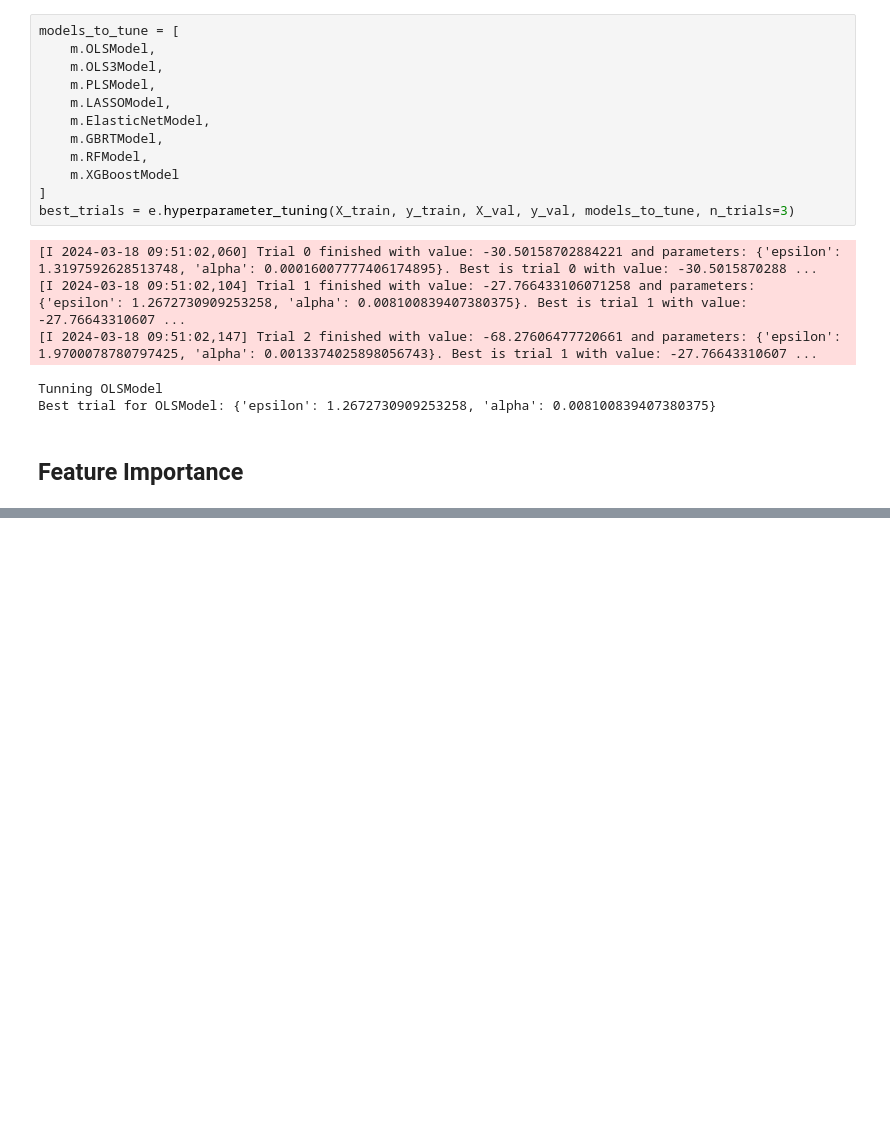
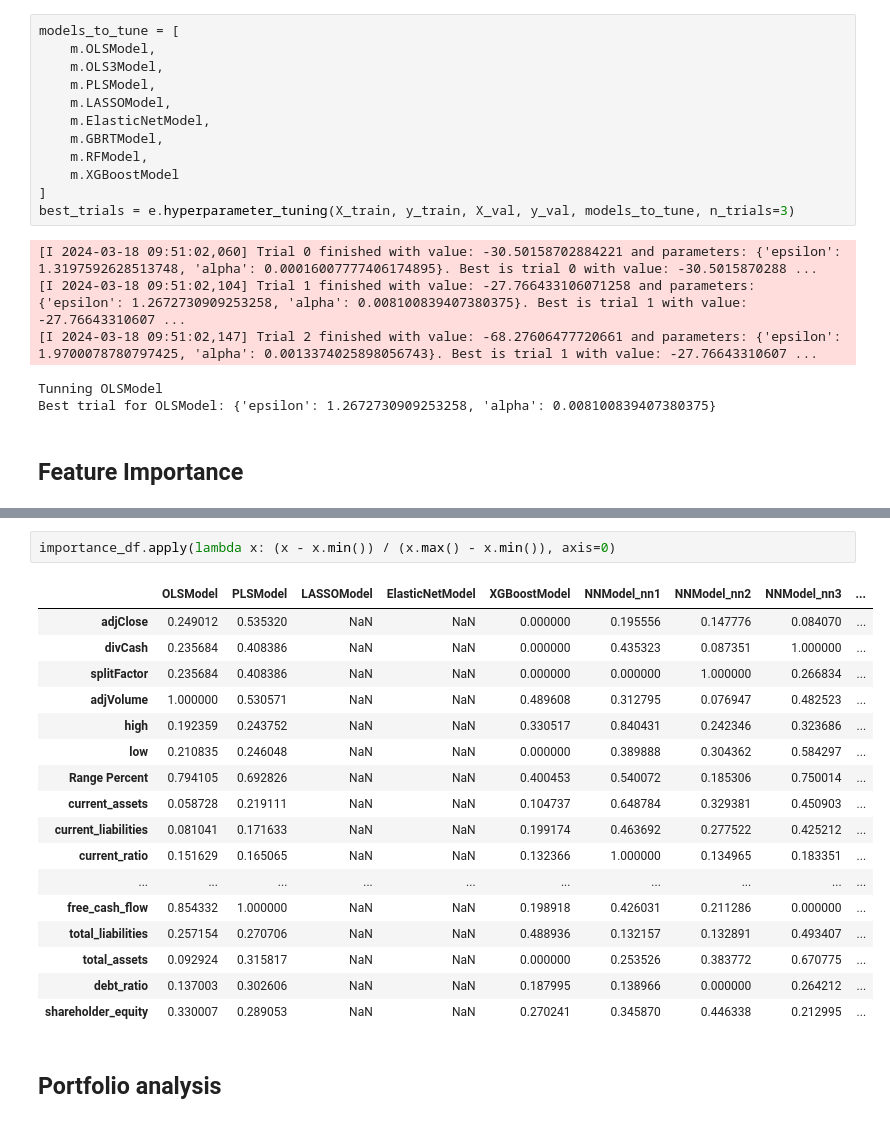
Before and after one commit to howie-zeng/Chinese-Stock-Market-Analysis--Long-Term-Trends, a Jupyter notebook: test.ipynb, the cells around one changed output, grey strips where cells are left out. Drawn from its saved outputs; the diff is of its cells as text; blank space fills up the shorter version.

```diff
--- a/test.ipynb
+++ b/test.ipynb
@@ -171,0 +166,22 @@ plt.show()
+# %%
+importance_df.apply(lambda x: (x - x.min()) / (x.max() - x.min()), axis=0)
+# %% [output]
+|  | OLSModel | PLSModel | LASSOModel | ElasticNetModel | XGBoostModel | NNModel_nn1 | NNModel_nn2 | NNModel_nn3 | ... |
+| adjClose | 0.249012 | 0.535320 | NaN | NaN | 0.000000 | 0.195556 | 0.147776 | 0.084070 | ... |
+| divCash | 0.235684 | 0.408386 | NaN | NaN | 0.000000 | 0.435323 | 0.087351 | 1.000000 | ... |
+| splitFactor | 0.235684 | 0.408386 | NaN | NaN | 0.000000 | 0.000000 | 1.000000 | 0.266834 | ... |
+| adjVolume | 1.000000 | 0.530571 | NaN | NaN | 0.489608 | 0.312795 | 0.076947 | 0.482523 | ... |
+| high | 0.192359 | 0.243752 | NaN | NaN | 0.330517 | 0.840431 | 0.242346 | 0.323686 | ... |
+| low | 0.210835 | 0.246048 | NaN | NaN | 0.000000 | 0.389888 | 0.304362 | 0.584297 | ... |
+| Range Percent | 0.794105 | 0.692826 | NaN | NaN | 0.400453 | 0.540072 | 0.185306 | 0.750014 | ... |
+| current_assets | 0.058728 | 0.219111 | NaN | NaN | 0.104737 | 0.648784 | 0.329381 | 0.450903 | ... |
+| current_liabilities | 0.081041 | 0.171633 | NaN | NaN | 0.199174 | 0.463692 | 0.277522 | 0.425212 | ... |
+| current_ratio | 0.151629 | 0.165065 | NaN | NaN | 0.132366 | 1.000000 | 0.134965 | 0.183351 | ... |
+| ... | ... | ... | ... | ... | ... | ... | ... | ... | ... |
+| free_cash_flow | 0.854332 | 1.000000 | NaN | NaN | 0.198918 | 0.426031 | 0.211286 | 0.000000 | ... |
+| total_liabilities | 0.257154 | 0.270706 | NaN | NaN | 0.488936 | 0.132157 | 0.132891 | 0.493407 | ... |
+| total_assets | 0.092924 | 0.315817 | NaN | NaN | 0.000000 | 0.253526 | 0.383772 | 0.670775 | ... |
+| debt_ratio | 0.137003 | 0.302606 | NaN | NaN | 0.187995 | 0.138966 | 0.000000 | 0.264212 | ... |
+| shareholder_equity | 0.330007 | 0.289053 | NaN | NaN | 0.270241 | 0.345870 | 0.446338 | 0.212995 | ... |
+# %% [markdown]
+## Portfolio analysis
```
Also changed, not shown: parts of 11 cells of this notebook, 4 other files.
